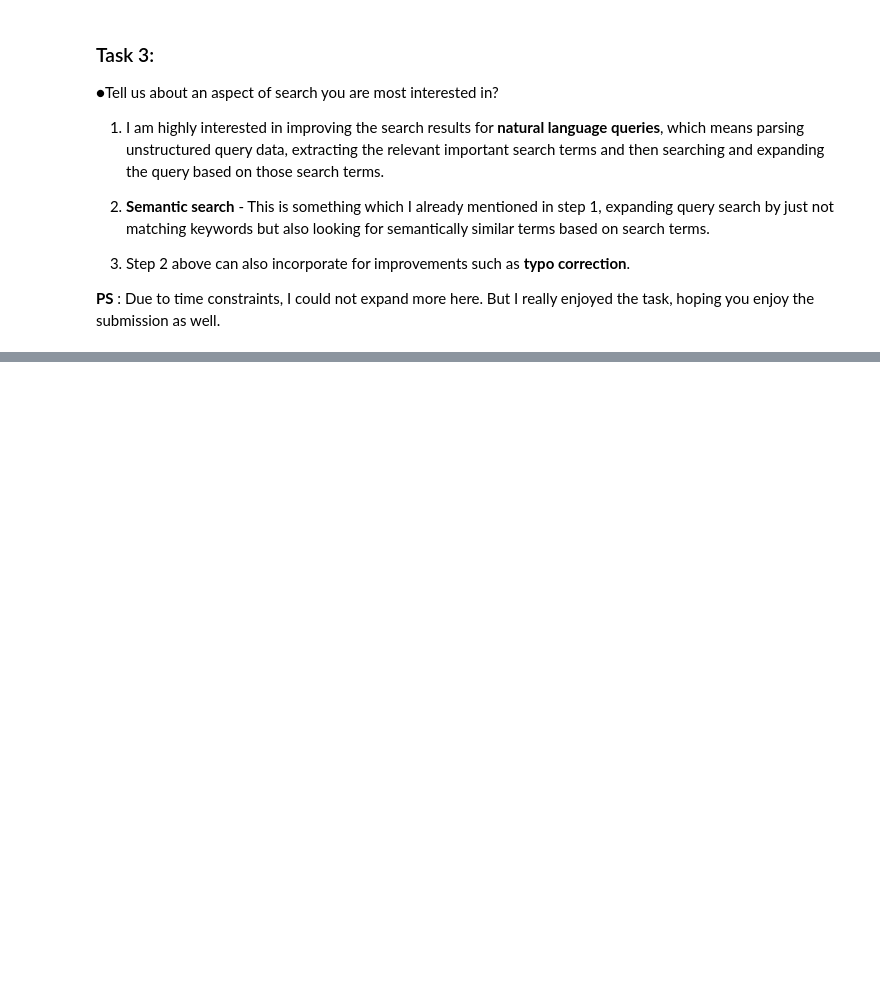
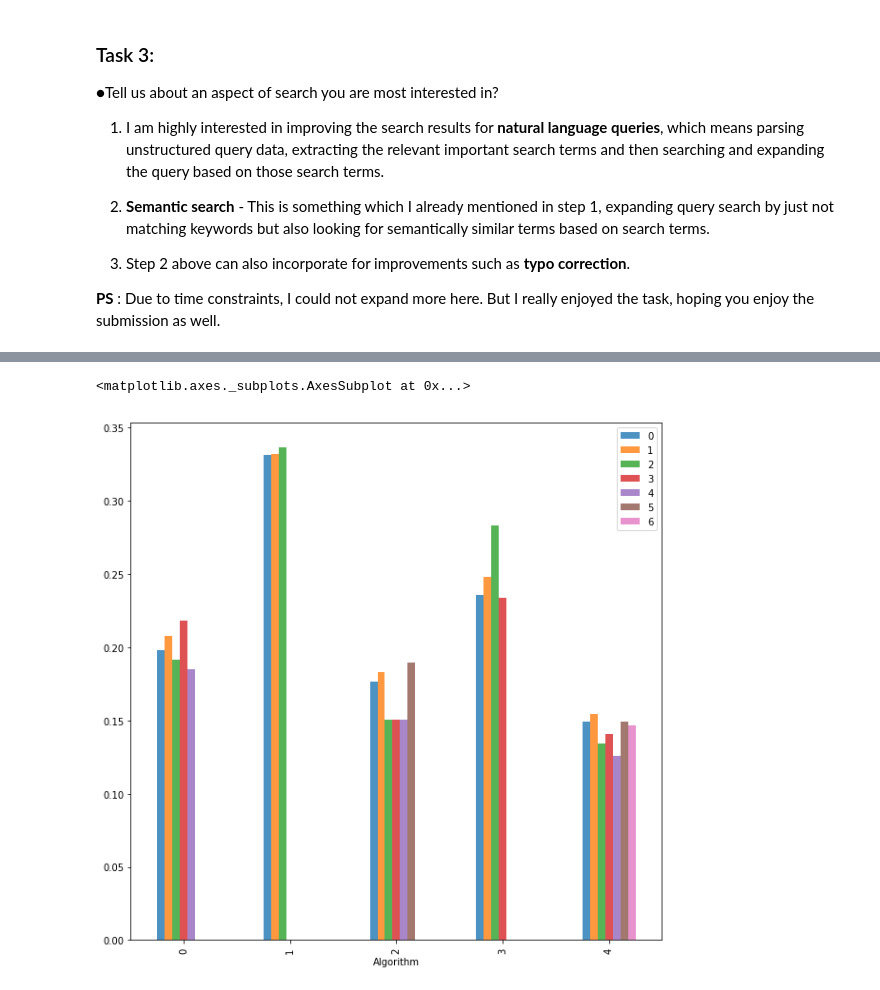
Before and after one commit to dupree/Search-Algorithm-Relevance, a Jupyter notebook: case_study_rshringi.ipynb, the cells around one changed output, grey strips where cells are left out. Saved outputs shown, nothing was run; the diff lists cells and outputs as text; code cells hidden in the pictures; blank space fills up the shorter version.

Commit message:
[beyond timeline] : additional graph and inference

```diff
--- a/case_study_rshringi.ipynb
+++ b/case_study_rshringi.ipynb
@@ -280,0 +286,22 @@
+# %%
+# this function takes a dataframe and returns df such that the:
+# columns represent the difference in (search reasult - rank) and
+# each row represents the (normalized) entry for each algorithm
+
+def create_normalized_rank_diff(df):
+    counts = df["rank_difference"].value_counts()
+    counts = counts/float(df.shape[0]) # normalize the values
+    df = pd.DataFrame(counts)
+    df = df.transpose()
+    return df
+
+df_list = []
+for item in [df_algo1, df_algo2, df_algo3, df_algo4, df_algo5]:
+    df = transform_df(item)
+    df = create_normalized_rank_diff(df)
+    df_list.append(df)
+
+bigdata = pd.concat(df_list, ignore_index=True)
+bigdata.index.rename('Algorithm', inplace=True)
+
+bigdata.head(5)
@@ -280,0 +321,5 @@
+# %%
+bigdata.plot(kind='bar', figsize=(10,10),alpha = 0.8)
+# %% [output]
+<matplotlib.axes._subplots.AxesSubplot at 0x...>
+[figure, added]
```
Also changed, not shown: parts of 3 cells of this notebook.
